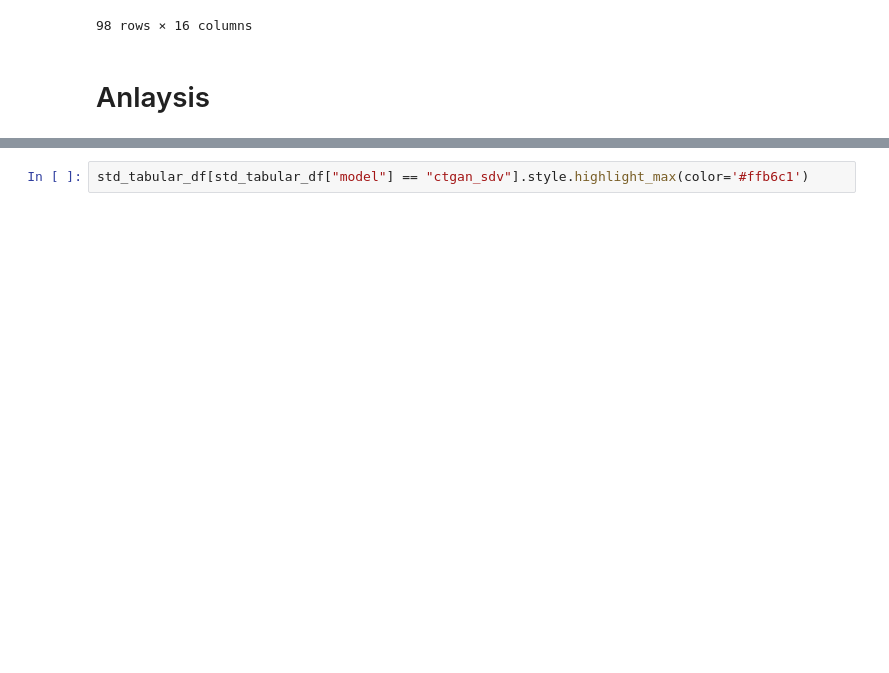
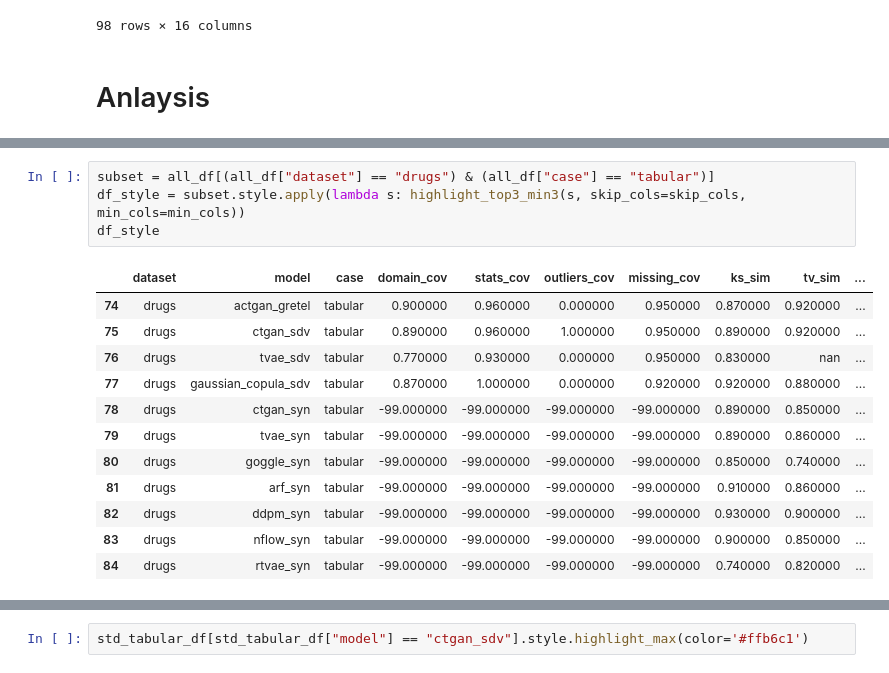
Before and after one commit to dsaidgovsg/benchmarking-synthetic-data-generators, a Jupyter notebook: notebooks/final_evalutation.ipynb, the cells around one changed output, grey strips where cells are left out. Saved outputs shown, nothing was run; the diff lists cells and outputs as text; blank space fills up the shorter version.

```diff
--- a/notebooks/final_evalutation.ipynb
+++ b/notebooks/final_evalutation.ipynb
@@ -555,0 +873,17 @@ execution_scores_df
+# %%
+subset = all_df[(all_df["dataset"] == "drugs") & (all_df["case"] == "tabular")]
+df_style = subset.style.apply(lambda s: highlight_top3_min3(s, skip_cols=skip_cols, min_cols=min_cols))
+df_style
+# %% [output]
+|  | dataset | model | case | domain_cov | stats_cov | outliers_cov | missing_cov | ks_sim | tv_sim | ... |
+| 74 | drugs | actgan_gretel | tabular | 0.900000 | 0.960000 | 0.000000 | 0.950000 | 0.870000 | 0.920000 | ... |
+| 75 | drugs | ctgan_sdv | tabular | 0.890000 | 0.960000 | 1.000000 | 0.950000 | 0.890000 | 0.920000 | ... |
+| 76 | drugs | tvae_sdv | tabular | 0.770000 | 0.930000 | 0.000000 | 0.950000 | 0.830000 | nan | ... |
+| 77 | drugs | gaussian_copula_sdv | tabular | 0.870000 | 1.000000 | 0.000000 | 0.920000 | 0.920000 | 0.880000 | ... |
+| 78 | drugs | ctgan_syn | tabular | -99.000000 | -99.000000 | -99.000000 | -99.000000 | 0.890000 | 0.850000 | ... |
+| 79 | drugs | tvae_syn | tabular | -99.000000 | -99.000000 | -99.000000 | -99.000000 | 0.890000 | 0.860000 | ... |
+| 80 | drugs | goggle_syn | tabular | -99.000000 | -99.000000 | -99.000000 | -99.000000 | 0.850000 | 0.740000 | ... |
+| 81 | drugs | arf_syn | tabular | -99.000000 | -99.000000 | -99.000000 | -99.000000 | 0.910000 | 0.860000 | ... |
+| 82 | drugs | ddpm_syn | tabular | -99.000000 | -99.000000 | -99.000000 | -99.000000 | 0.930000 | 0.900000 | ... |
+| 83 | drugs | nflow_syn | tabular | -99.000000 | -99.000000 | -99.000000 | -99.000000 | 0.900000 | 0.850000 | ... |
+| 84 | drugs | rtvae_syn | tabular | -99.000000 | -99.000000 | -99.000000 | -99.000000 | 0.740000 | 0.820000 | ... |
```
Also changed, not shown: parts of 65 cells of this notebook, 3 other files.
